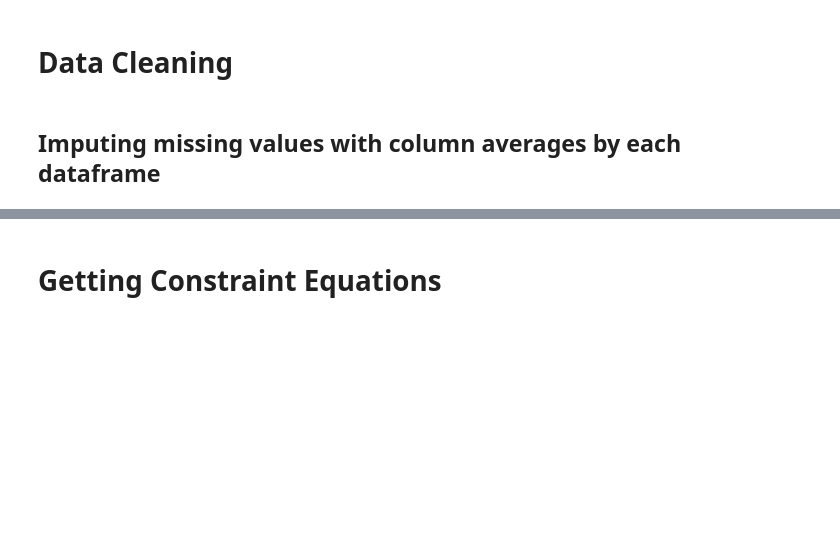
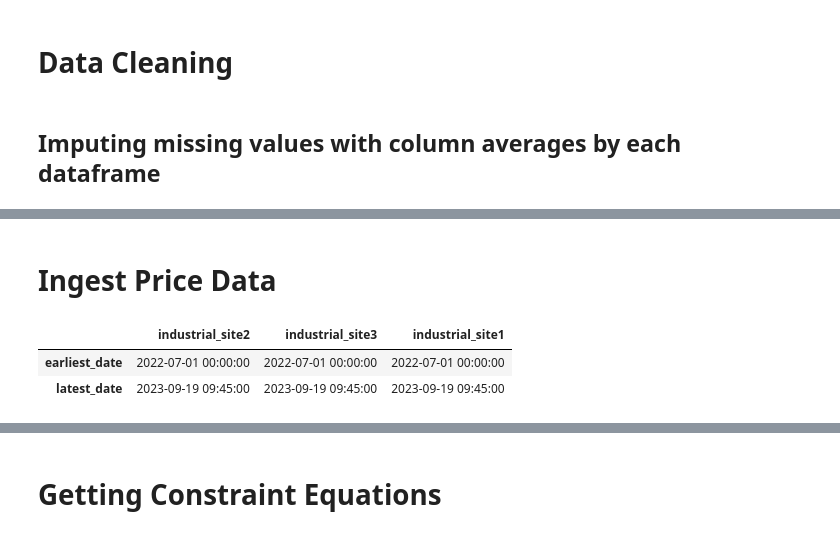
Before and after one commit to johanbarreiro/energy_consumption_optimizer, a Jupyter notebook: data_pipeline.ipynb, the cells around one changed output, grey strips where cells are left out. Saved outputs shown, nothing was run; the diff lists cells and outputs as text; code cells hidden in the pictures; blank space fills up the shorter version.

```diff
--- a/data_pipeline.ipynb
+++ b/data_pipeline.ipynb
@@ -204,5 +172,0 @@ du.nan_checker(dataframes)
-# %%
-dataframes = du.merge_datasets_by_floor(dataframes)
-
-for key, df in dataframes.items():
-    print(f"DataFrame: {key}")
@@ -217,2 +172,0 @@ DataFrame: Floor2
-# %%
-dataframes = du.restructure_dataframes(dataframes)
@@ -300,3 +172,0 @@ display(approx_hourly_weather.head(24))  # Print the first 24 hours to see the a
-# %%
-dataframes = du.aggregate_dataframes(dataframes)
-du.check_column_names(dataframes)
@@ -324,3 +172,0 @@ Columns: ['Date', 'DataFrame Name', 'z1_AC1(kWh)', 'z1_Light(kWh)', 'z1_Plug(kWh
-# %%
-dataframes = du.calculate_total_ac_consumption_by_zone(dataframes)
-du.check_column_names(dataframes)
@@ -347,0 +173,8 @@ Columns: ['Date', 'DataFrame Name', 'z1_AC1(kWh)', 'z1_Light(kWh)', 'z1_Plug(kWh
+# %% [markdown]
+# Ingest Price Data
+# %%
+pd.DataFrame(du.get_min_max_dates(dataframes))
+# %% [output]
+|  | industrial_site2 | industrial_site3 | industrial_site1 |
+| earliest_date | 2022-07-01 00:00:00 | 2022-07-01 00:00:00 | 2022-07-01 00:00:00 |
+| latest_date | 2023-09-19 09:45:00 | 2023-09-19 09:45:00 | 2023-09-19 09:45:00 |
```
Also changed, not shown: parts of 28 cells of this notebook, 12 other files.
